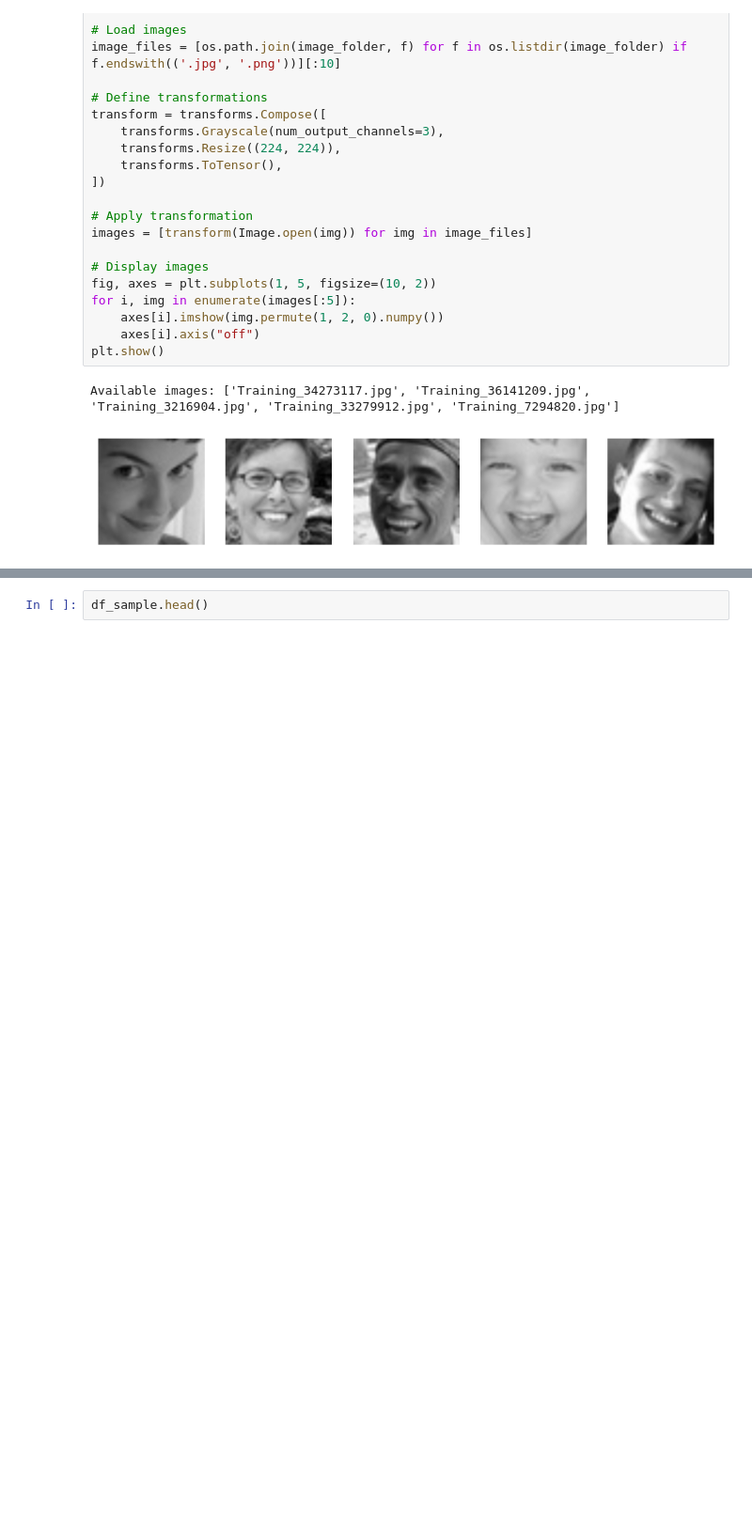
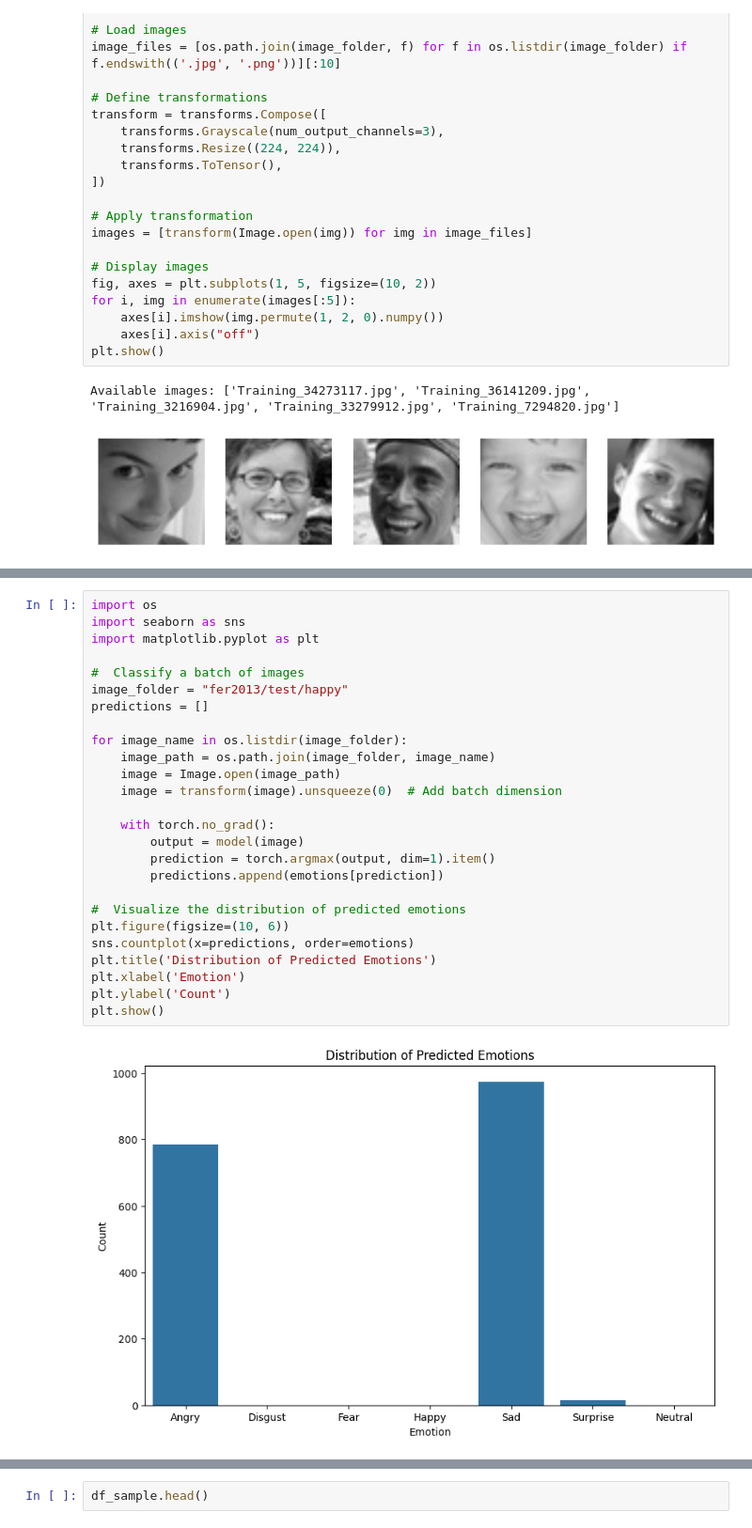
Before and after one commit to Viswanth13/SentimentAnalysis_VT, a Jupyter notebook: SentimentAnalysisVT.ipynb, the cells around one changed output, grey strips where cells are left out. Shown: that part at 94% size. Cells and saved outputs as stored; diff of their text form; blank space fills up the shorter version.

Commit message:
Plots for facial emotions

```diff
--- a/SentimentAnalysisVT.ipynb
+++ b/SentimentAnalysisVT.ipynb
@@ -136,0 +142,28 @@ Predicted Emotion: Happy
+# %%
+import os
+import seaborn as sns
+import matplotlib.pyplot as plt
+
+#  Classify a batch of images
+image_folder = "fer2013/test/happy"
+predictions = []
+
+for image_name in os.listdir(image_folder):
+    image_path = os.path.join(image_folder, image_name)
+    image = Image.open(image_path)
+    image = transform(image).unsqueeze(0)  # Add batch dimension
+
+    with torch.no_grad():
+        output = model(image)
+        prediction = torch.argmax(output, dim=1).item()
+        predictions.append(emotions[prediction])
+
+#  Visualize the distribution of predicted emotions
+plt.figure(figsize=(10, 6))
+sns.countplot(x=predictions, order=emotions)
+plt.title('Distribution of Predicted Emotions')
+plt.xlabel('Emotion')
+plt.ylabel('Count')
+plt.show()
+# %% [output]
+[figure, added]
```
Also changed, not shown: parts of 6 cells of this notebook.
